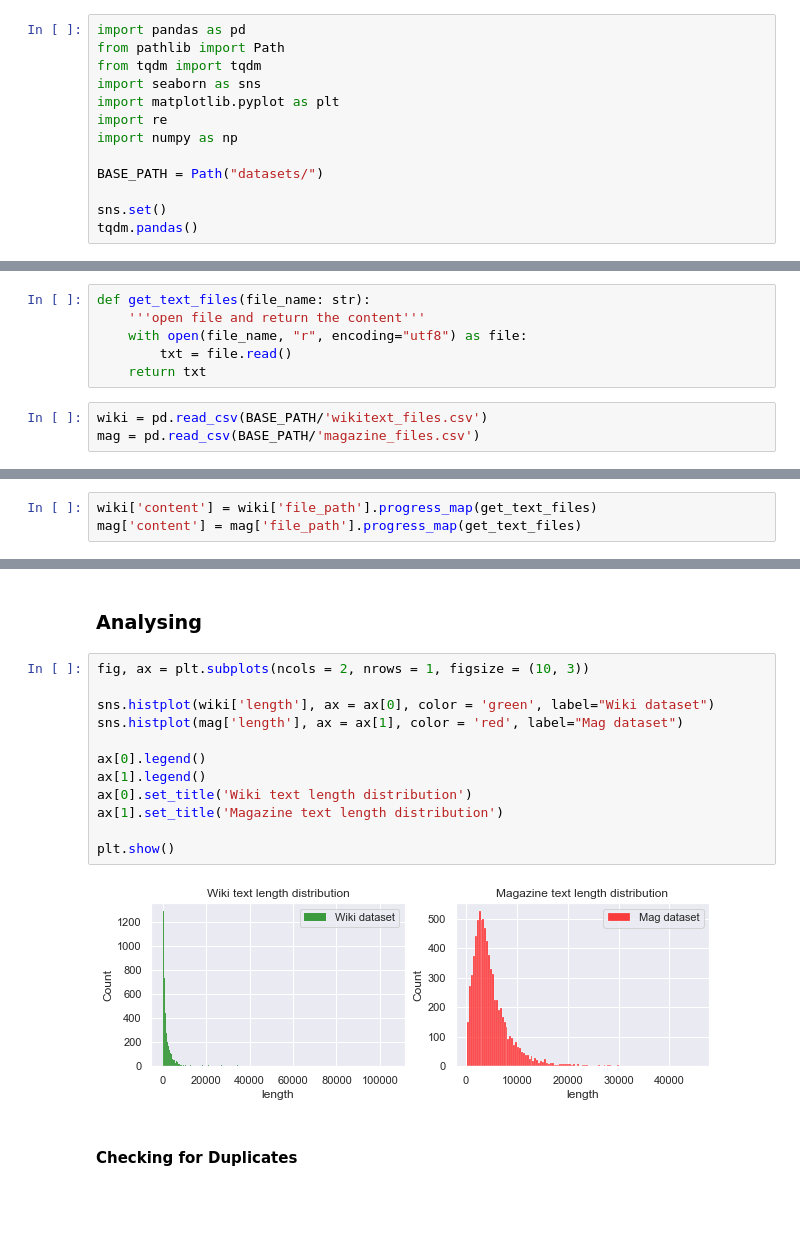
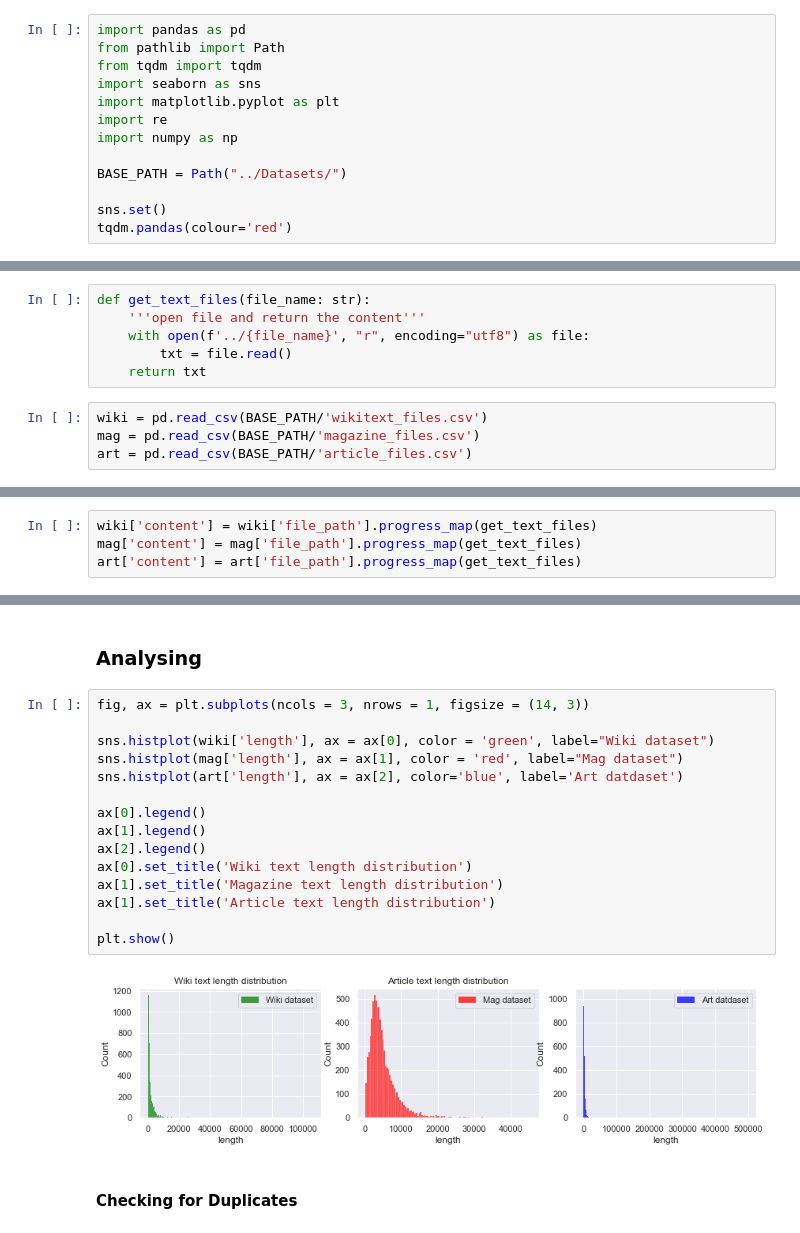
Before and after one commit to lkarjun/malayalam-language-model, a Jupyter notebook: Data-Preprocessing/data_statistics.ipynb, the cells around one changed output, grey strips where cells are left out. Drawn from its saved outputs; the diff is of its cells as text; blank space fills up the shorter version.

```diff
--- a/Data-Preprocessing/data_statistics.ipynb
+++ b/Data-Preprocessing/data_statistics.ipynb
@@ -9,21 +9,22 @@ import matplotlib.pyplot as plt
 import re
 import numpy as np
 
-BASE_PATH = Path("datasets/")
+BASE_PATH = Path("../Datasets/")
 
 sns.set()
-tqdm.pandas()
+tqdm.pandas(colour='red')
 # %% [markdown]
  ### Loading data
 # %%
 def get_text_files(file_name: str):
     '''open file and return the content'''
-    with open(file_name, "r", encoding="utf8") as file:
+    with open(f'../{file_name}', "r", encoding="utf8") as file:
         txt = file.read()
     return txt
 # %%
 wiki = pd.read_csv(BASE_PATH/'wikitext_files.csv')
 mag = pd.read_csv(BASE_PATH/'magazine_files.csv')
+art = pd.read_csv(BASE_PATH/'article_files.csv')
 # %%
 wiki.sample(4, random_state=34)
 # %% [output]
@@ -43,6 +44,7 @@ mag.sample(4, random_state=42)
 # %%
 wiki['content'] = wiki['file_path'].progress_map(get_text_files)
 mag['content'] = mag['file_path'].progress_map(get_text_files)
+art['content'] = art['file_path'].progress_map(get_text_files)
 # %%
 mag.sample(4)
 # %% [output]
@@ -62,19 +72,22 @@ wiki.sample(4)
 # %% [markdown]
 ### Analysing
 # %%
-fig, ax = plt.subplots(ncols = 2, nrows = 1, figsize = (10, 3))
+fig, ax = plt.subplots(ncols = 3, nrows = 1, figsize = (14, 3))
 
 sns.histplot(wiki['length'], ax = ax[0], color = 'green', label="Wiki dataset")
 sns.histplot(mag['length'], ax = ax[1], color = 'red', label="Mag dataset")
+sns.histplot(art['length'], ax = ax[2], color='blue', label='Art datdaset')
 
 ax[0].legend()
 ax[1].legend()
+ax[2].legend()
 ax[0].set_title('Wiki text length distribution')
 ax[1].set_title('Magazine text length distribution')
+ax[1].set_title('Article text length distribution')
 
 plt.show()
 # %% [output]
-[figure, old version]
+[figure, new version]
 # %% [markdown]
 #### Checking for Duplicates
 # %%
```
Also changed, not shown: parts of 12 cells of this notebook.
